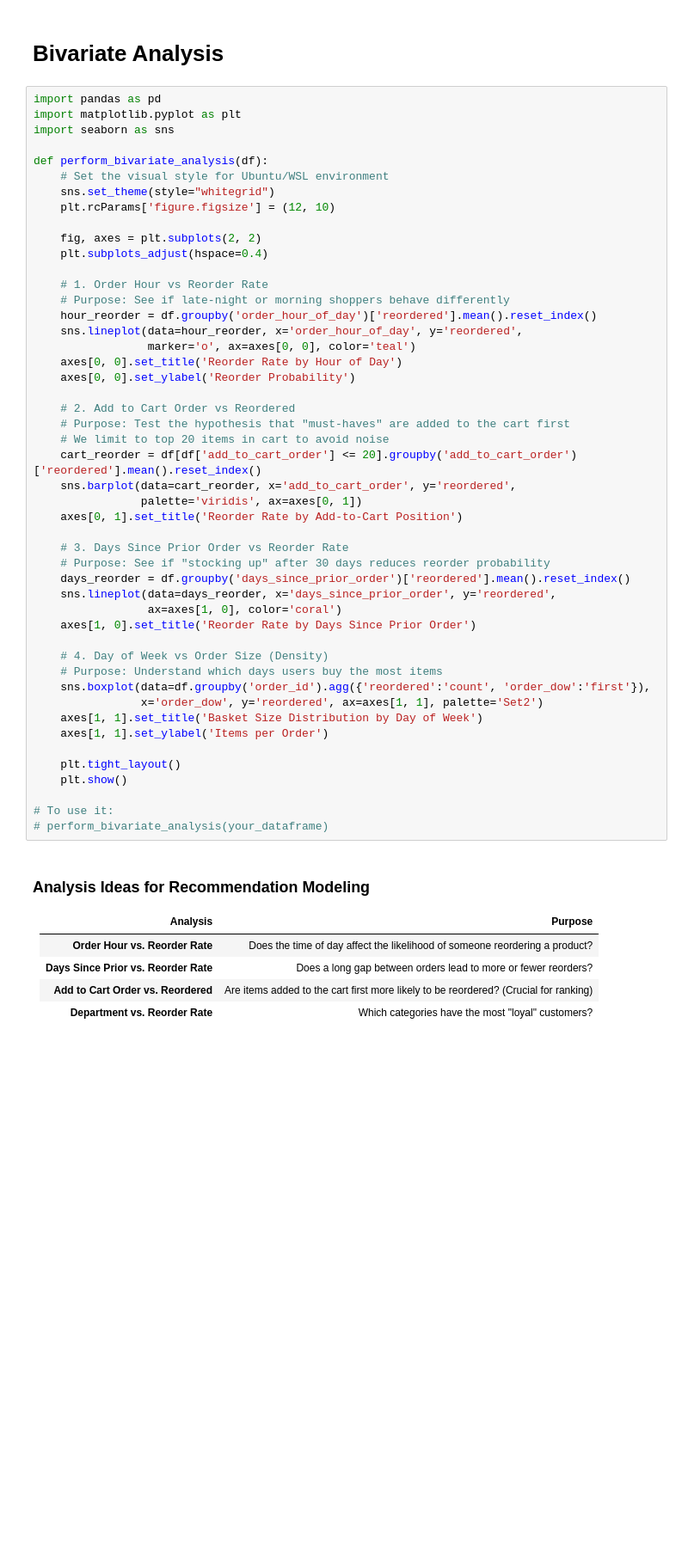
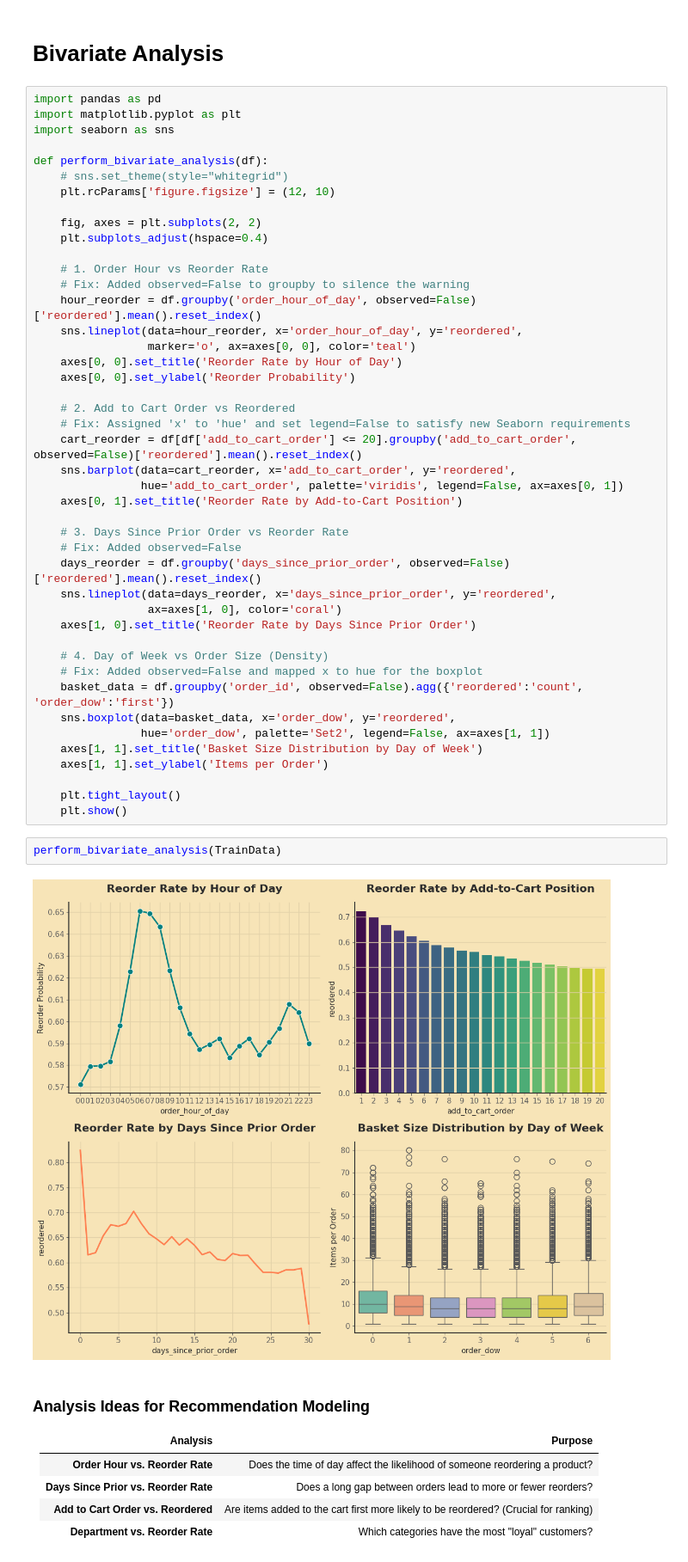
Before and after one commit to masterofray/cooprec_ml-analytics, a Jupyter notebook: notebooks/RC03_InstaCart_Analysis.ipynb, the cells around one changed output. Shown at 86% size. Cells and saved outputs as stored; diff of their text form; blank space fills up the shorter version.

```diff
--- a/notebooks/RC03_InstaCart_Analysis.ipynb
+++ b/notebooks/RC03_InstaCart_Analysis.ipynb
@@ -912,48 +1181,48 @@ import matplotlib.pyplot as plt
 import seaborn as sns
 
 def perform_bivariate_analysis(df):
-    # Set the visual style for Ubuntu/WSL environment
-    sns.set_theme(style="whitegrid")
+    # sns.set_theme(style="whitegrid")
     plt.rcParams['figure.figsize'] = (12, 10)
 
     fig, axes = plt.subplots(2, 2)
     plt.subplots_adjust(hspace=0.4)
 
     # 1. Order Hour vs Reorder Rate
-    # Purpose: See if late-night or morning shoppers behave differently
-    hour_reorder = df.groupby('order_hour_of_day')['reordered'].mean().reset_index()
+    # Fix: Added observed=False to groupby to silence the warning
+    hour_reorder = df.groupby('order_hour_of_day', observed=False)['reordered'].mean().reset_index()
     sns.lineplot(data=hour_reorder, x='order_hour_of_day', y='reordered',
                  marker='o', ax=axes[0, 0], color='teal')
     axes[0, 0].set_title('Reorder Rate by Hour of Day')
     axes[0, 0].set_ylabel('Reorder Probability')
 
     # 2. Add to Cart Order vs Reordered
-    # Purpose: Test the hypothesis that "must-haves" are added to the cart first
-    # We limit to top 20 items in cart to avoid noise
-    cart_reorder = df[df['add_to_cart_order'] <= 20].groupby('add_to_cart_order')['reordered'].mean().reset_index()
+    # Fix: Assigned 'x' to 'hue' and set legend=False to satisfy new Seaborn requirements
+    cart_reorder = df[df['add_to_cart_order'] <= 20].groupby('add_to_cart_order', observed=False)['reordered'].mean().reset_index()
     sns.barplot(data=cart_reorder, x='add_to_cart_order', y='reordered',
-                palette='viridis', ax=axes[0, 1])
+                hue='add_to_cart_order', palette='viridis', legend=False, ax=axes[0, 1])
     axes[0, 1].set_title('Reorder Rate by Add-to-Cart Position')
 
     # 3. Days Since Prior Order vs Reorder Rate
-    # Purpose: See if "stocking up" after 30 days reduces reorder probability
-    days_reorder = df.groupby('days_since_prior_order')['reordered'].mean().reset_index()
+    # Fix: Added observed=False
+    days_reorder = df.groupby('days_since_prior_order', observed=False)['reordered'].mean().reset_index()
     sns.lineplot(data=days_reorder, x='days_since_prior_order', y='reordered',
                  ax=axes[1, 0], color='coral')
     axes[1, 0].set_title('Reorder Rate by Days Since Prior Order')
 
     # 4. Day of Week vs Order Size (Density)
-    # Purpose: Understand which days users buy the most items
-    sns.boxplot(data=df.groupby('order_id').agg({'reordered':'count', 'order_dow':'first'}),
-                x='order_dow', y='reordered', ax=axes[1, 1], palette='Set2')
+    # Fix: Added observed=False and mapped x to hue for the boxplot
+    basket_data = df.groupby('order_id', observed=False).agg({'reordered':'count', 'order_dow':'first'})
+    sns.boxplot(data=basket_data, x='order_dow', y='reordered',
+                hue='order_dow', palette='Set2', legend=False, ax=axes[1, 1])
     axes[1, 1].set_title('Basket Size Distribution by Day of Week')
     axes[1, 1].set_ylabel('Items per Order')
 
     plt.tight_layout()
     plt.show()
-
-# To use it:
-# perform_bivariate_analysis(your_dataframe)
+# %%
+perform_bivariate_analysis(TrainData)
+# %% [output]
+[figure, added]
 # %% [markdown]
 ### Analysis Ideas for Recommendation Modeling
 
```
Also changed, not shown: parts of 44 cells of this notebook, 7 other files.
